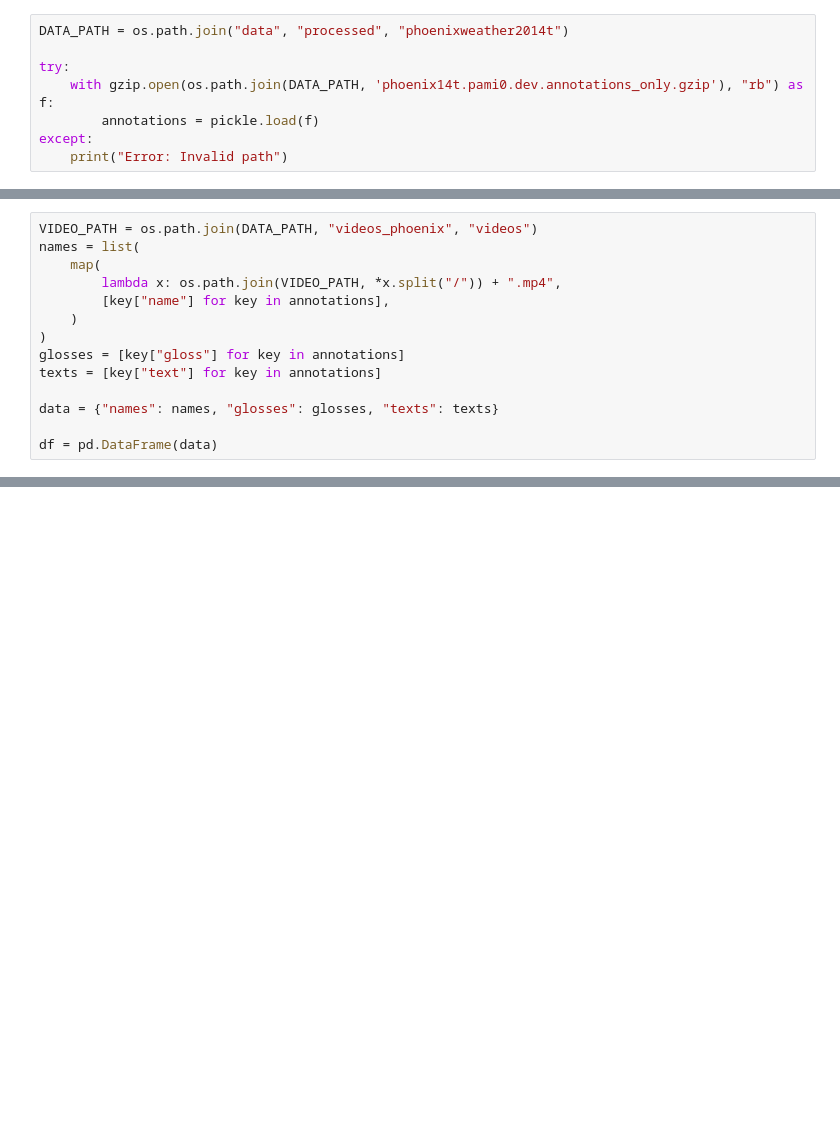
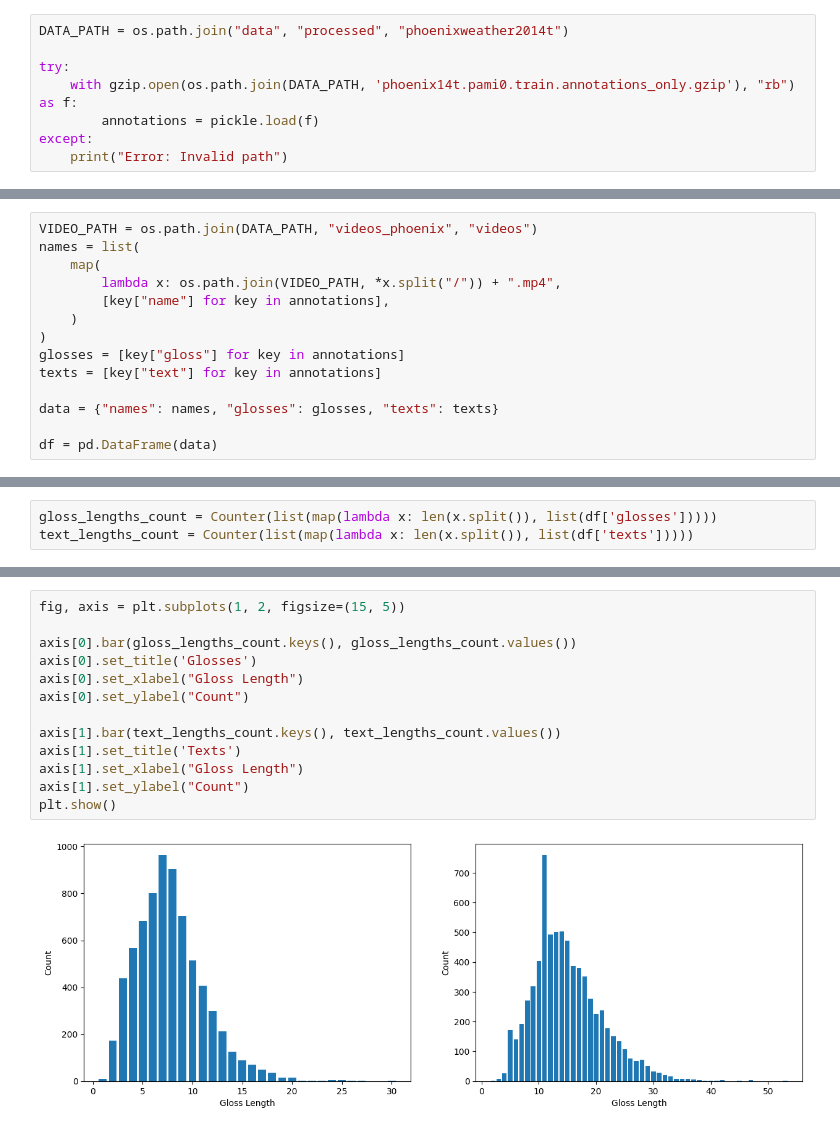
Before and after one commit to AlexPham0209/asl-cnn-transformer, a Jupyter notebook: asl_research/data/exploration.ipynb, the cells around one changed output, grey strips where cells are left out. Saved outputs shown, nothing was run; the diff lists cells and outputs as text; blank space fills up the shorter version.

```diff
--- a/asl_research/data/exploration.ipynb
+++ b/asl_research/data/exploration.ipynb
@@ -7,7 +11,7 @@ import pandas as pd
 DATA_PATH = os.path.join("data", "processed", "phoenixweather2014t")
 
 try:
-    with gzip.open(os.path.join(DATA_PATH, 'phoenix14t.pami0.dev.annotations_only.gzip'), "rb") as f:
+    with gzip.open(os.path.join(DATA_PATH, 'phoenix14t.pami0.train.annotations_only.gzip'), "rb") as f:
         annotations = pickle.load(f)
 except:
     print("Error: Invalid path")
@@ -50,0 +69,3 @@ print(df.head(5))
+# %%
+gloss_lengths_count = Counter(list(map(lambda x: len(x.split()), list(df['glosses']))))
+text_lengths_count = Counter(list(map(lambda x: len(x.split()), list(df['texts']))))
@@ -50,0 +98,15 @@ print(df.head(5))
+# %%
+fig, axis = plt.subplots(1, 2, figsize=(15, 5))
+
+axis[0].bar(gloss_lengths_count.keys(), gloss_lengths_count.values())
+axis[0].set_title('Glosses')
+axis[0].set_xlabel("Gloss Length")
+axis[0].set_ylabel("Count")
+
+axis[1].bar(text_lengths_count.keys(), text_lengths_count.values())
+axis[1].set_title('Texts')
+axis[1].set_xlabel("Gloss Length")
+axis[1].set_ylabel("Count")
+plt.show()
+# %% [output]
+[figure, added]
```
Also changed, not shown: parts of 9 cells of this notebook, 3 other files.
